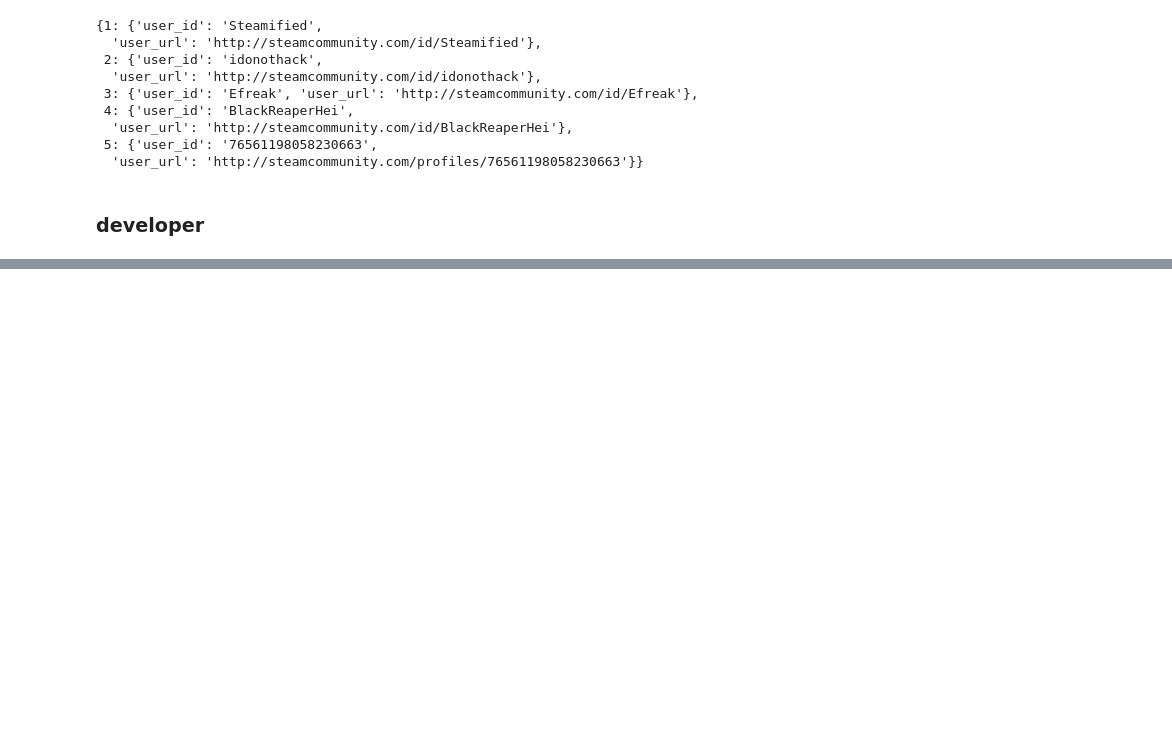
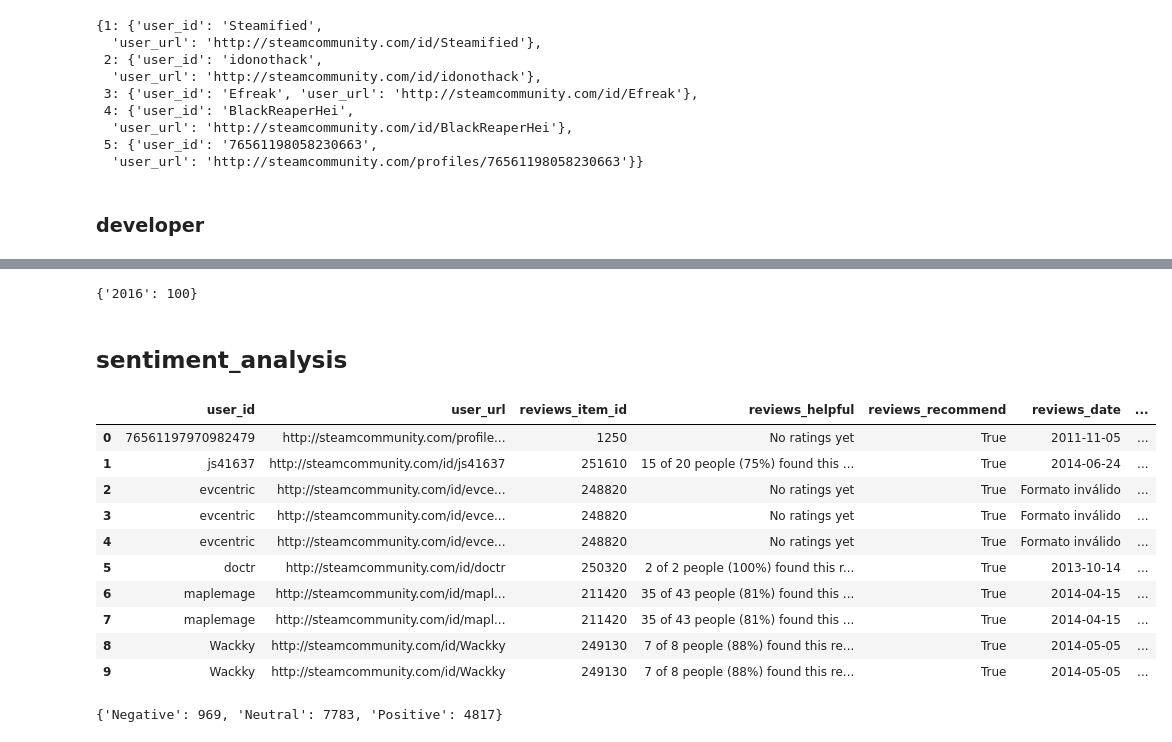
Before and after one commit to IngCarlaPezzone/PI1_MLOps_videojuegos, a Jupyter notebook: 02_funcionesAPI.ipynb, the cells around one changed output, grey strips where cells are left out. Cells and saved outputs as stored; diff of their text form; code cells hidden in the pictures; blank space fills up the shorter version.

```diff
--- a/02_funcionesAPI.ipynb
+++ b/02_funcionesAPI.ipynb
@@ -160,0 +193,21 @@ userforgenre(genero)
+# %%
+desarrollador = 'Mechanical Boss'
+developer(desarrollador)
+# %% [output]
+{'2016': 100}
+# %% [markdown]
+## sentiment_analysis
+# %%
+df_reviews.head(10)
+# %% [output]
+|  | user_id | user_url | reviews_item_id | reviews_helpful | reviews_recommend | reviews_date | ... |
+| 0 | 76561197970982479 | http://steamcommunity.com/profile... | 1250 | No ratings yet | True | 2011-11-05 | ... |
+| 1 | js41637 | http://steamcommunity.com/id/js41637 | 251610 | 15 of 20 people (75%) found this ... | True | 2014-06-24 | ... |
+| 2 | evcentric | http://steamcommunity.com/id/evce... | 248820 | No ratings yet | True | Formato inválido | ... |
+| 3 | evcentric | http://steamcommunity.com/id/evce... | 248820 | No ratings yet | True | Formato inválido | ... |
+| 4 | evcentric | http://steamcommunity.com/id/evce... | 248820 | No ratings yet | True | Formato inválido | ... |
+| 5 | doctr | http://steamcommunity.com/id/doctr | 250320 | 2 of 2 people (100%) found this r... | True | 2013-10-14 | ... |
+| 6 | maplemage | http://steamcommunity.com/id/mapl... | 211420 | 35 of 43 people (81%) found this ... | True | 2014-04-15 | ... |
+| 7 | maplemage | http://steamcommunity.com/id/mapl... | 211420 | 35 of 43 people (81%) found this ... | True | 2014-04-15 | ... |
+| 8 | Wackky | http://steamcommunity.com/id/Wackky | 249130 | 7 of 8 people (88%) found this re... | True | 2014-05-05 | ... |
+| 9 | Wackky | http://steamcommunity.com/id/Wackky | 249130 | 7 of 8 people (88%) found this re... | True | 2014-05-05 | ... |
@@ -160,0 +239,6 @@ userforgenre(genero)
+# %%
+anio = 2000
+sentiment_analysis(anio
+                   )
+# %% [output]
+{'Negative': 969, 'Neutral': 7783, 'Positive': 4817}
```
Also changed, not shown: parts of 10 cells of this notebook, 4 other files.
